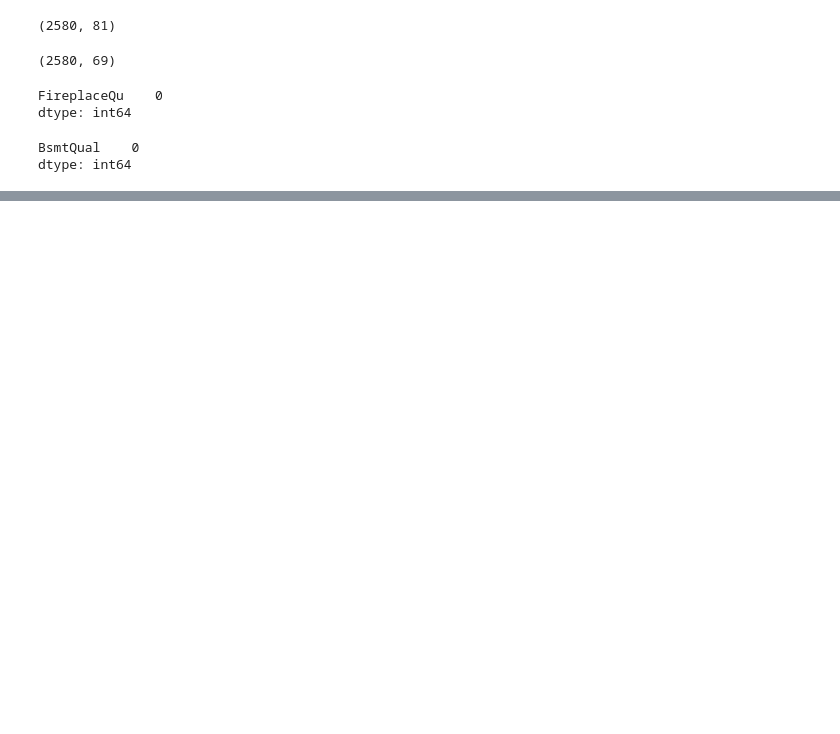
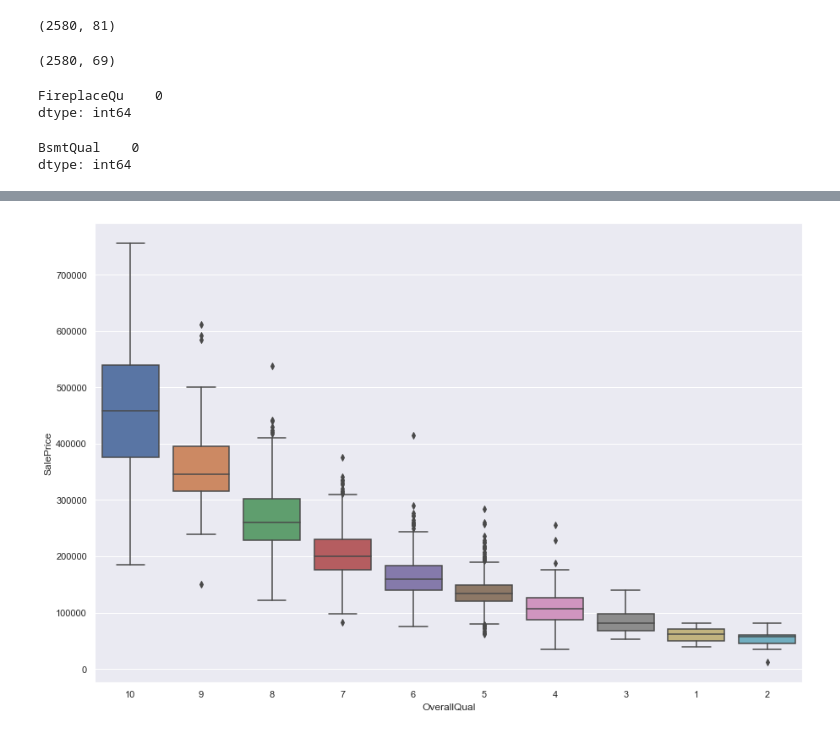
Before and after one commit to AugiBold/Ames-Housing-Price-ML-Project, a Jupyter notebook: Augi/ML_Project_3_EDA_Augi.ipynb, the cells around one changed output, grey strips where cells are left out. Cells and saved outputs as stored; diff of their text form; code cells hidden in the pictures; blank space fills up the shorter version.

```diff
--- a/Augi/ML_Project_3_EDA_Augi.ipynb
+++ b/Augi/ML_Project_3_EDA_Augi.ipynb
@@ -146,0 +219,6 @@ dtype: int64
+# %%
+ordered=quality.groupby(by=["OverallQual"])["SalePrice"].median().sort_values(ascending=False).index
+sns.boxplot(x='OverallQual', y='SalePrice', data= quality, order=ordered)
+sns.set(rc={'figure.figsize':(10,15)})
+# %% [output]
+[figure, added]
```
Also changed, not shown: parts of 46 cells of this notebook, 1 other file.
